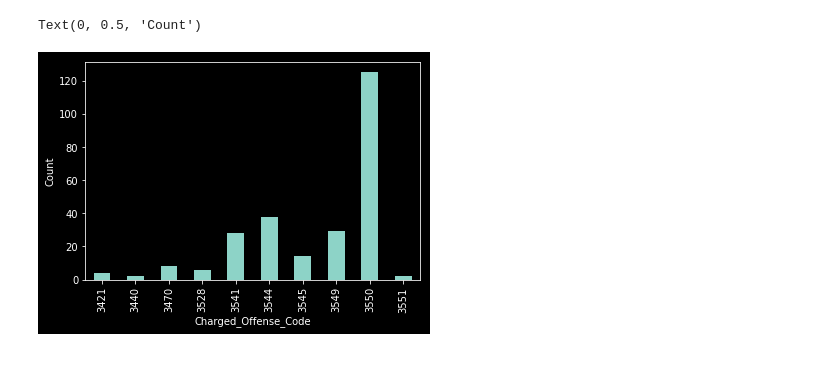
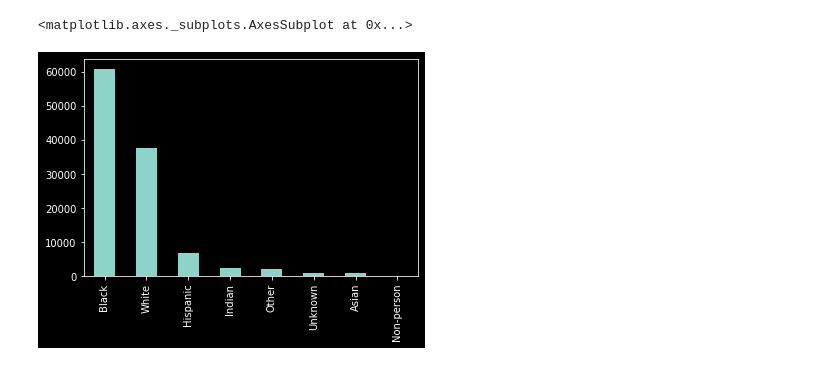
Before and after one commit to jackmoody11/poli490h, a Jupyter notebook: src/nb.ipynb, the cells around one changed output. Saved outputs shown, nothing was run; the diff lists cells and outputs as text; code cells hidden in the pictures.

```diff
--- a/src/nb.ipynb
+++ b/src/nb.ipynb
@@ -95,7 +78,10 @@ Text(0, 0.5, 'Count')
-# %%
-marijuana_offense_code_counts.plot.bar()
-plt.ylabel('Count')
-# %% [output]
-Text(0, 0.5, 'Count')
-[figure, removed]
+# %%
+# Plot number of charges for each race
+
+cols = ['Defendant_Race', 'File_Number_Sequence']
+marijuana_race_counts = marijuana[cols].drop_duplicates()['Defendant_Race'].value_counts()
+marijuana_race_counts.plot(kind='bar')
+# %% [output]
+<matplotlib.axes._subplots.AxesSubplot at 0x...>
+[figure, added]
 # %%
```
Also changed, not shown: parts of 19 cells of this notebook, 4 other files.
